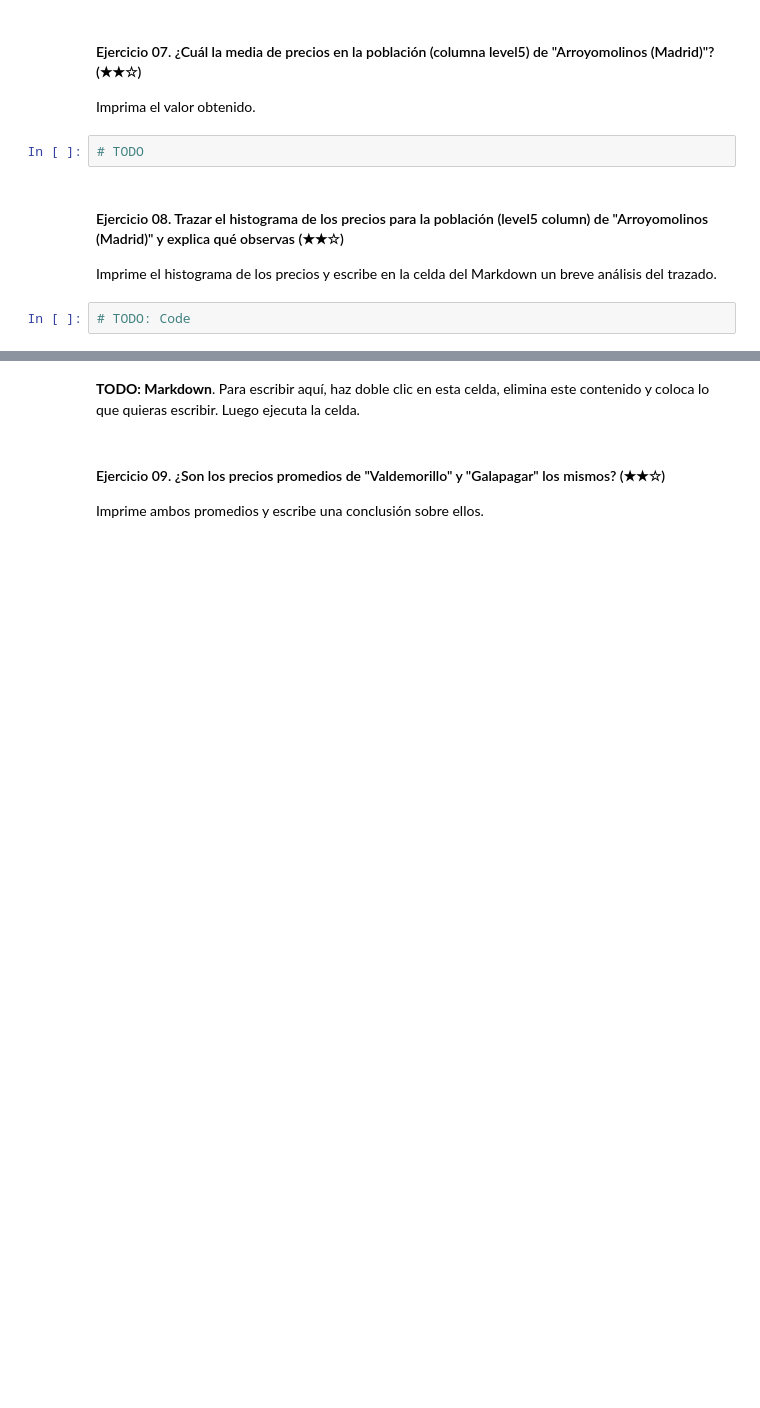
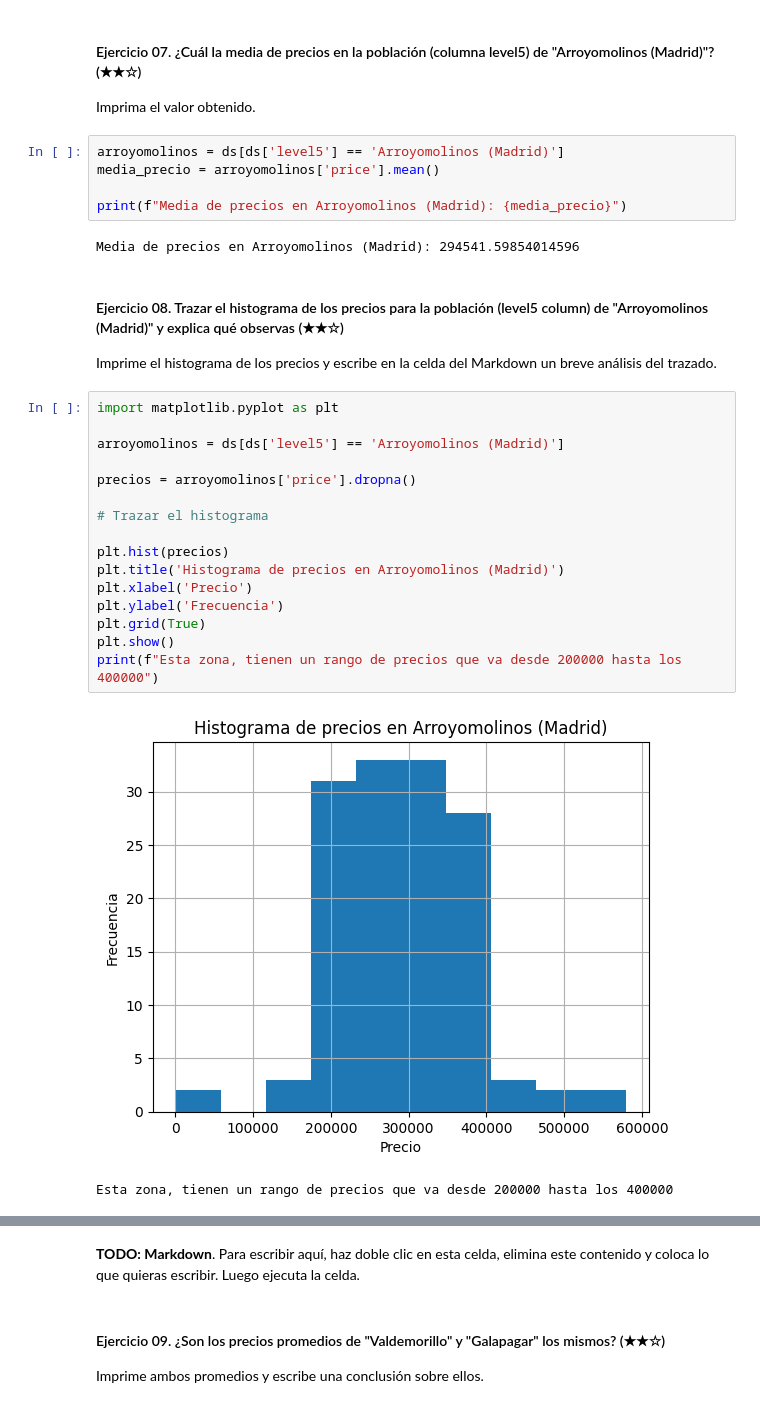
Before and after one commit to SAG-Angeles/realestate-datacleanup-exercise, a Jupyter notebook: project.es.ipynb, the cells around one changed output, grey strips where cells are left out. Cells and saved outputs as stored; diff of their text form; blank space fills up the shorter version.

```diff
--- a/project.es.ipynb
+++ b/project.es.ipynb
@@ -246,10 +295,32 @@ Imprima una comparación entre las dimensiones del DataFrame original versus el
 
 Imprima el valor obtenido.
 # %%
-# TODO
+arroyomolinos = ds[ds['level5'] == 'Arroyomolinos (Madrid)']
+media_precio = arroyomolinos['price'].mean()
+
+print(f"Media de precios en Arroyomolinos (Madrid): {media_precio}")
+# %% [output]
+Media de precios en Arroyomolinos (Madrid): 294541.59854014596
 # %% [markdown]
 #### Ejercicio 08. Trazar el histograma de los precios para la población (level5 column) de "Arroyomolinos (Madrid)" y explica qué observas (★★☆)
 
 Imprime el histograma de los precios y escribe en la celda del Markdown un breve análisis del trazado.
 # %%
-# TODO: Code
+import matplotlib.pyplot as plt
+
+arroyomolinos = ds[ds['level5'] == 'Arroyomolinos (Madrid)']
+
+precios = arroyomolinos['price'].dropna()
+
+# Trazar el histograma
+
+plt.hist(precios)
+plt.title('Histograma de precios en Arroyomolinos (Madrid)')
+plt.xlabel('Precio')
+plt.ylabel('Frecuencia')
+plt.grid(True)
+plt.show()
+print(f"Esta zona, tienen un rango de precios que va desde 200000 hasta los 400000")
+# %% [output]
+[figure, added]
+Esta zona, tienen un rango de precios que va desde 200000 hasta los 400000
```
Also changed, not shown: parts of 22 cells of this notebook.
